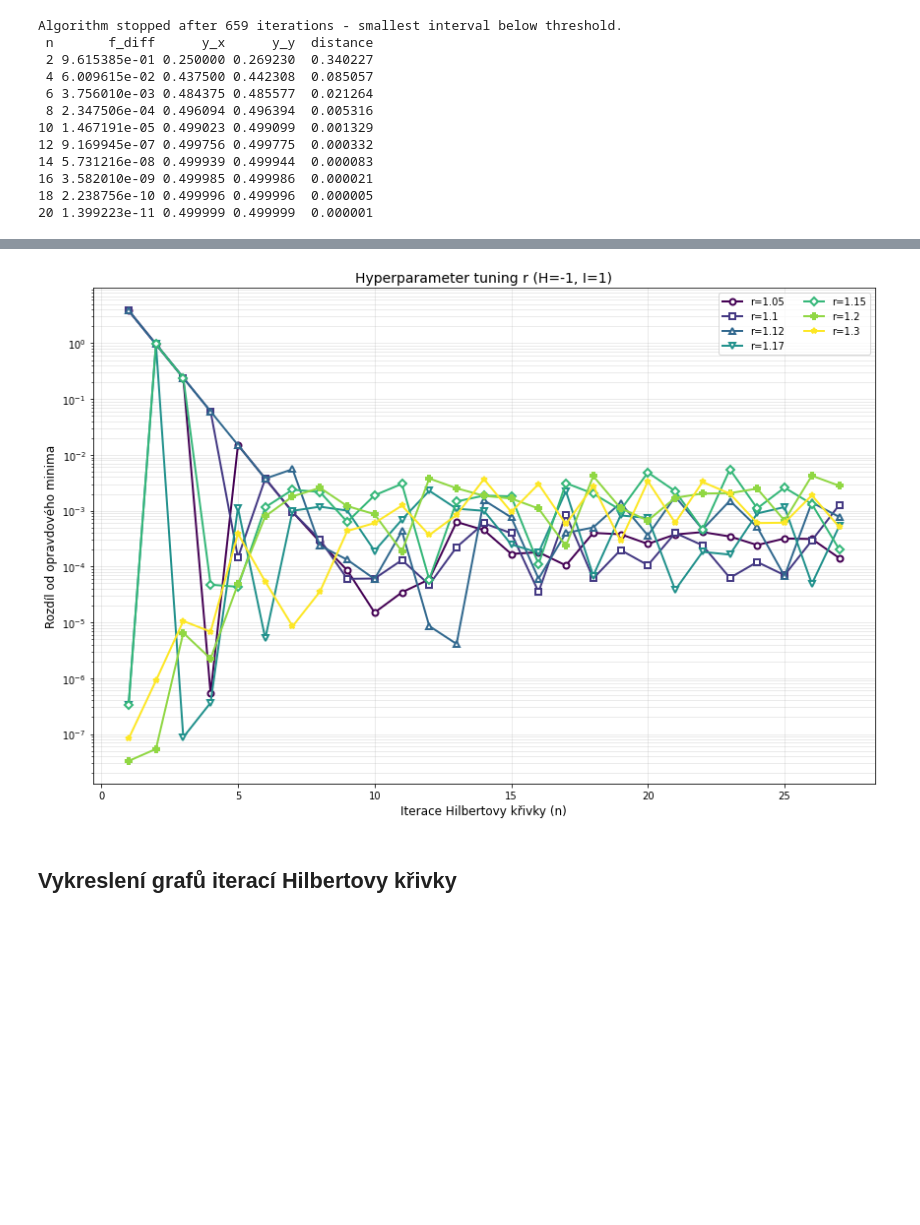
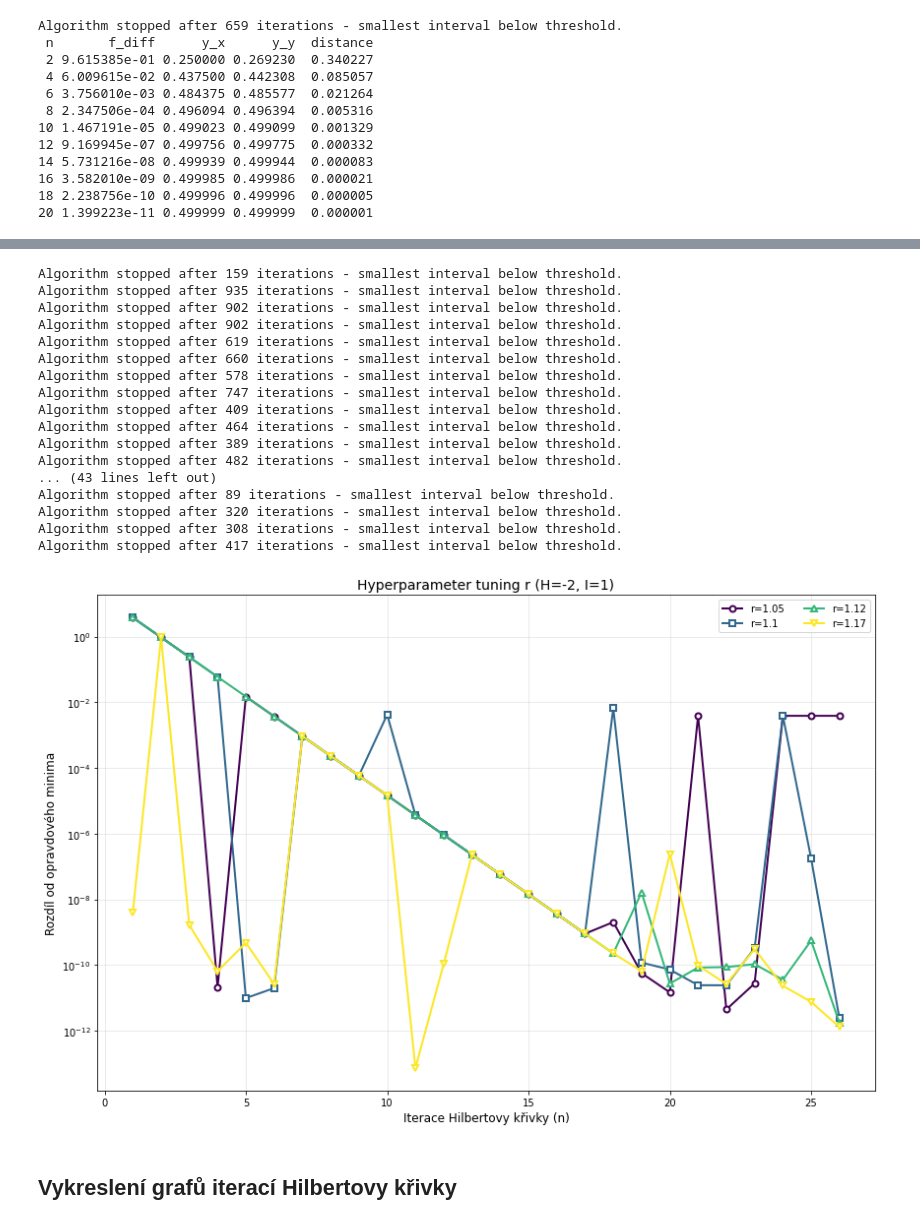
Before and after one commit to NIE0087/BP---prostor-vyplnujici-krivky, a Jupyter notebook: hilbert2d/example2D.ipynb, the cells around one changed output, grey strips where cells are left out. Cells and saved outputs as stored; diff of their text form; code cells hidden in the pictures; blank space fills up the shorter version.

```diff
--- a/hilbert2d/example2D.ipynb
+++ b/hilbert2d/example2D.ipynb
@@ -527,9 +527,26 @@ Differential evolution completed: 22 generations, 708 function evaluations, f_mi
 24              678     144
 25              528     139
 # %%
-h2d.hyperparameter_tuning_r(r_values=[1.05,1.1,1.12,1.17,1.15,1.2,1.3],H=-1,I=1,eps=1e-7,max_iter=1050, N_vals=[1,2,3,4,5,6,7,8,9,10,11,12,13,14,15,16,17,18,19,20,21,22,23,24,25,26,27], whatFunc=2, true_min=true_min3)
+h2d.hyperparameter_tuning_r(r_values=[1.05,1.1,1.12,1.17],H=-2,I=1,eps=1e-6,max_iter=1000, N_vals=[1,2,3,4,5,6,7,8,9,10,11,12,13,14,15,16,17,18,19,20,21,22,23,24,25,26], whatFunc=2, true_min=true_min3)
 # %% [output]
+Algorithm stopped after 159 iterations - smallest interval below threshold.
+Algorithm stopped after 935 iterations - smallest interval below threshold.
+Algorithm stopped after 902 iterations - smallest interval below threshold.
+Algorithm stopped after 902 iterations - smallest interval below threshold.
+Algorithm stopped after 619 iterations - smallest interval below threshold.
+Algorithm stopped after 660 iterations - smallest interval below threshold.
+Algorithm stopped after 578 iterations - smallest interval below threshold.
+Algorithm stopped after 747 iterations - smallest interval below threshold.
+Algorithm stopped after 409 iterations - smallest interval below threshold.
+Algorithm stopped after 464 iterations - smallest interval below threshold.
+Algorithm stopped after 389 iterations - smallest interval below threshold.
+Algorithm stopped after 482 iterations - smallest interval below threshold.
+... (43 lines left out)
+Algorithm stopped after 89 iterations - smallest interval below threshold.
+Algorithm stopped after 320 iterations - smallest interval below threshold.
+Algorithm stopped after 308 iterations - smallest interval below threshold.
+Algorithm stopped after 417 iterations - smallest interval below threshold.
-[figure, old version]
+[figure, new version]
 # %% [markdown]
 ## Vykreslení grafů iterací Hilbertovy křivky
 # %%
```
Also changed, not shown: 2 other files.
